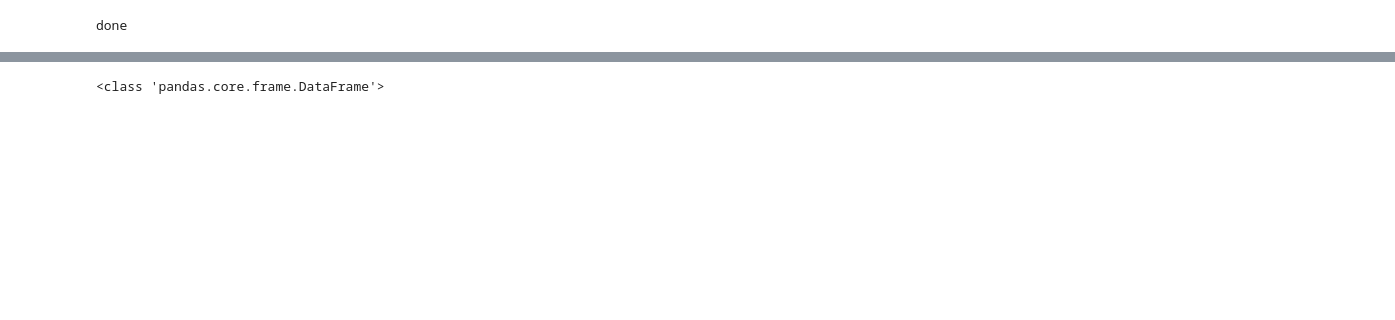
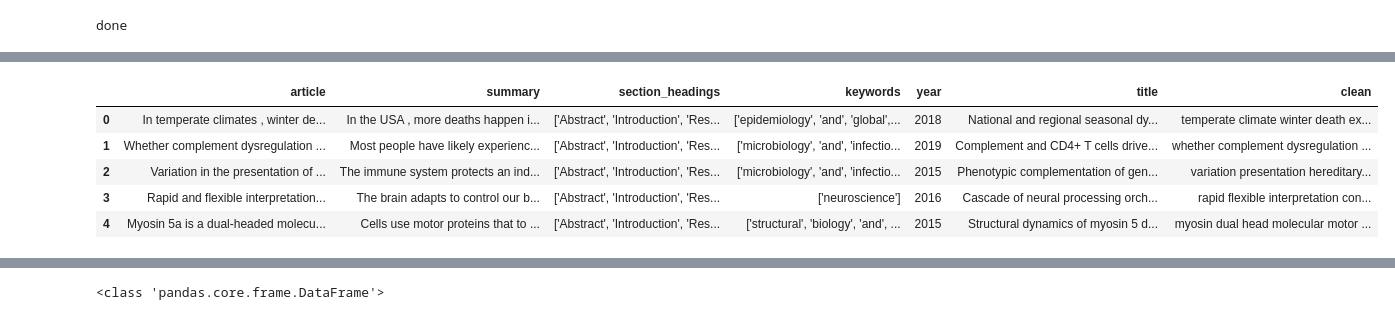
Before and after one commit to michael-pollack/573Project, a Jupyter notebook: project.ipynb, the cells around one changed output, grey strips where cells are left out. Saved outputs shown, nothing was run; the diff lists cells and outputs as text; code cells hidden in the pictures; blank space fills up the shorter version.

```diff
--- a/project.ipynb
+++ b/project.ipynb
@@ -271,3 +292,13 @@ df_elife_train.head()
+# %%
+df_elife_train_clean = pd.read_csv('data/clean_elife_train.csv')
+df_elife_train_clean.head()
+# %% [output]
+|  | article | summary | section_headings | keywords | year | title | clean |
+| 0 | In temperate climates , winter de... | In the USA , more deaths happen i... | ['Abstract', 'Introduction', 'Res... | ['epidemiology', 'and', 'global',... | 2018 | National and regional seasonal dy... | temperate climate winter death ex... |
+| 1 | Whether complement dysregulation ... | Most people have likely experienc... | ['Abstract', 'Introduction', 'Res... | ['microbiology', 'and', 'infectio... | 2019 | Complement and CD4+ T cells drive... | whether complement dysregulation ... |
+| 2 | Variation in the presentation of ... | The immune system protects an ind... | ['Abstract', 'Introduction', 'Res... | ['microbiology', 'and', 'infectio... | 2015 | Phenotypic complementation of gen... | variation presentation hereditary... |
+| 3 | Rapid and flexible interpretation... | The brain adapts to control our b... | ['Abstract', 'Introduction', 'Res... | ['neuroscience'] | 2016 | Cascade of neural processing orch... | rapid flexible interpretation con... |
+| 4 | Myosin 5a is a dual-headed molecu... | Cells use motor proteins that to ... | ['Abstract', 'Introduction', 'Res... | ['structural', 'biology', 'and', ... | 2015 | Structural dynamics of myosin 5 d... | myosin dual head molecular motor ... |
 # %%
 def wordcloud_maker(df, stopwords = None):
     """cretes words clouds from cleaned data"""
```
Also changed, not shown: parts of 29 cells of this notebook.
